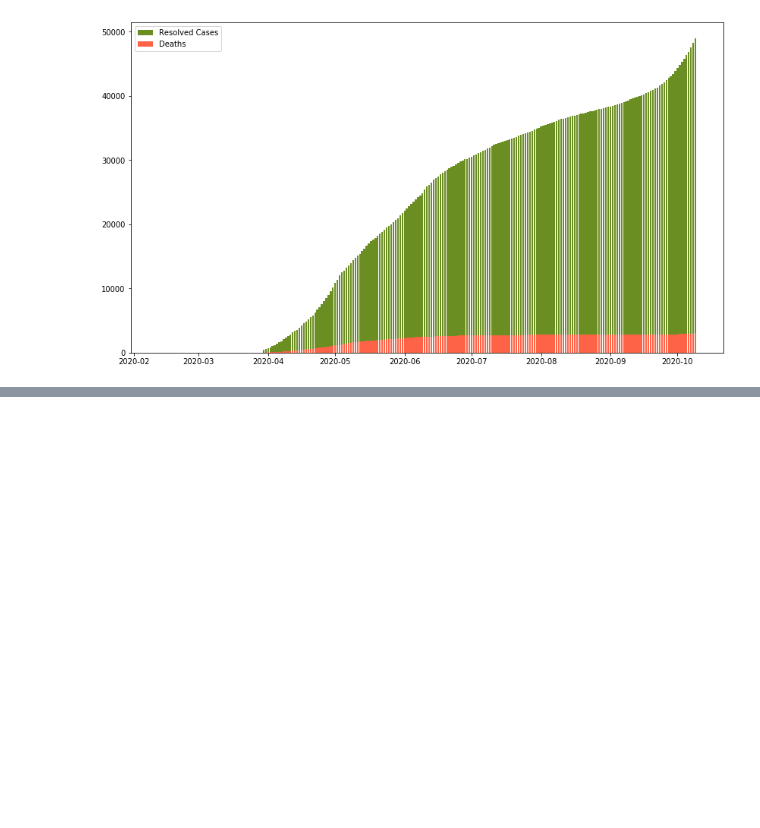
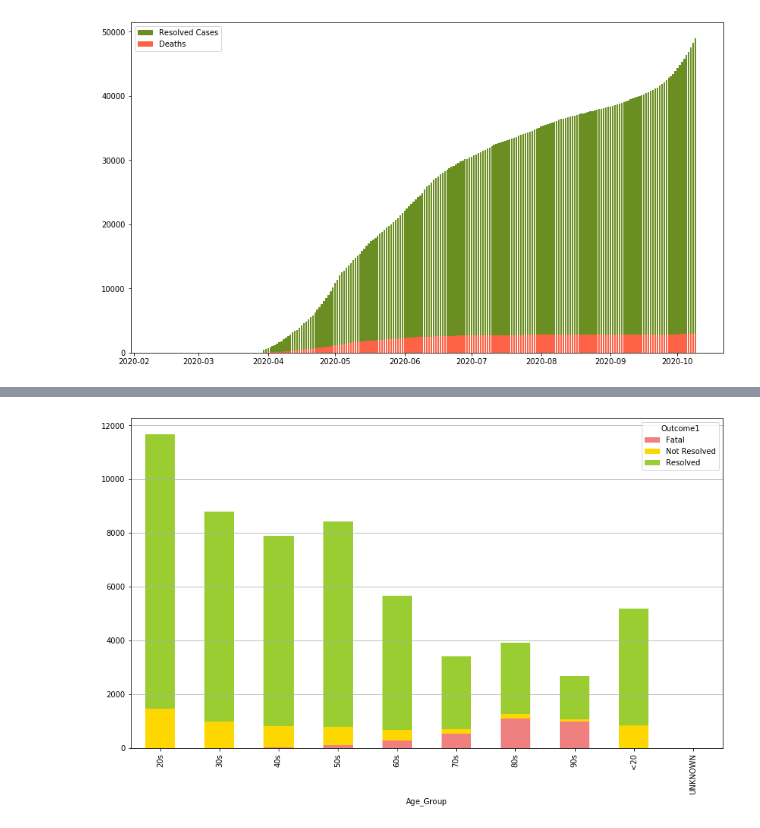
Before and after one commit to KojoObeng/covid-19, a Jupyter notebook: EDA.ipynb, the cells around one changed output, grey strips where cells are left out. Drawn from its saved outputs; the diff is of its cells as text; code cells hidden in the pictures; blank space fills up the shorter version.

```diff
--- a/EDA.ipynb
+++ b/EDA.ipynb
@@ -97,0 +77,6 @@ plt.show()
+# %%
+pd.pivot_table(df,index=['Age_Group'],values='Accurate_Episode_Date',columns='Outcome1',aggfunc='count').plot.bar(stacked=True,figsize=(14,8),color=['lightcoral','gold','yellowgreen'])
+plt.grid(axis='y')
+plt.show()
+# %% [output]
+[figure, added]
```
Also changed, not shown: parts of 8 cells of this notebook.
